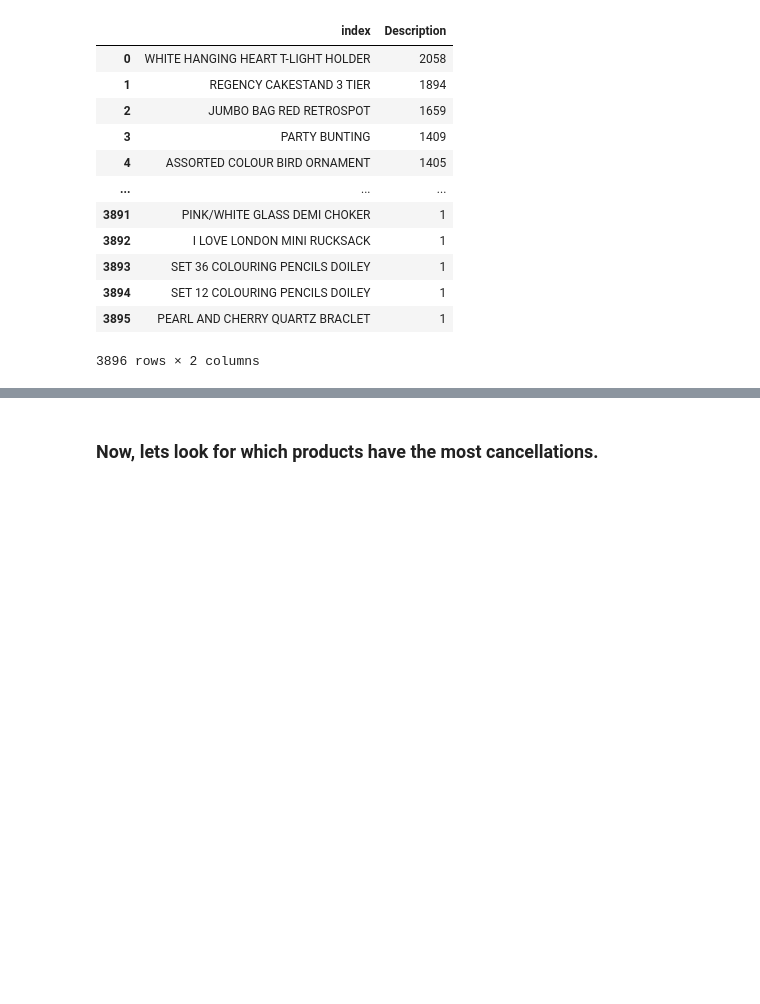
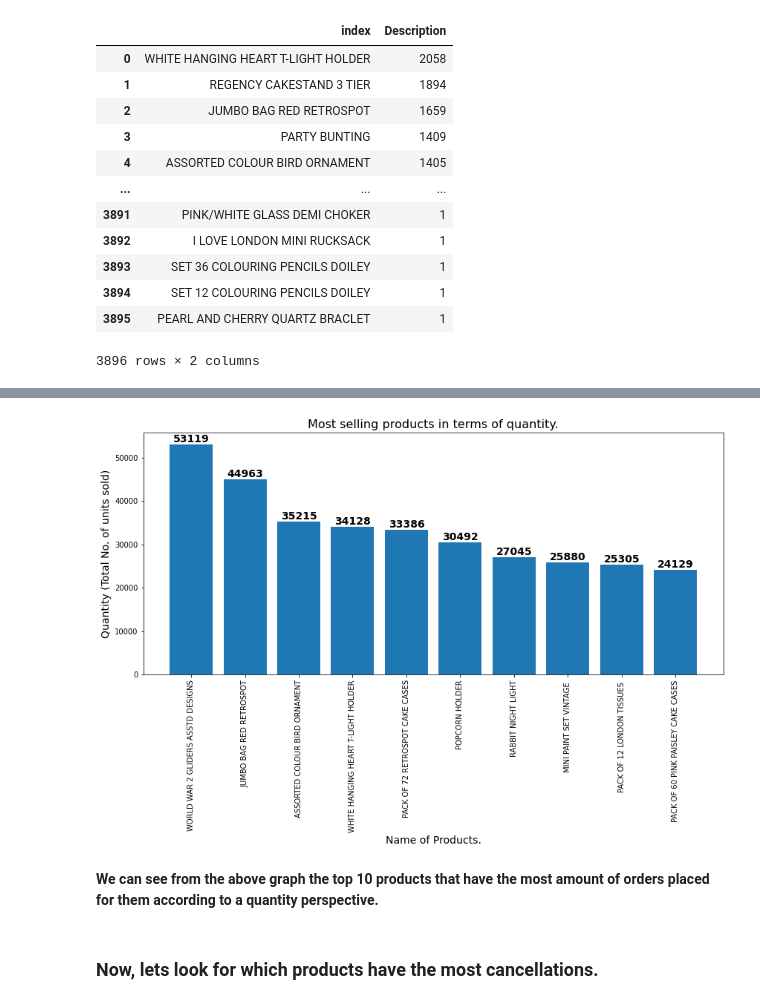
Before and after one commit to gopaljigupta45/Online_Retail_Customer_Segmentation, a Jupyter notebook: Online_Retail_Customer_Segmentation_Capstone_Project_GOPAL_JI_GUPTA_.ipynb, the cells around one changed output, grey strips where cells are left out. Saved outputs shown, nothing was run; the diff lists cells and outputs as text; code cells hidden in the pictures; blank space fills up the shorter version.

```diff
--- a/Online_Retail_Customer_Segmentation_Capstone_Project_GOPAL_JI_GUPTA_.ipynb
+++ b/Online_Retail_Customer_Segmentation_Capstone_Project_GOPAL_JI_GUPTA_.ipynb
@@ -283,0 +288,4 @@ for p in graph.patches:
+# %%
+# getting the most ordered items by volume. we use groupby on description and sum the quantities values for each unique description to get this data.
+product_quantity_df = df.groupby('Description')['Quantity'].sum().reset_index().sort_values('Quantity',ascending=False).head(10)
+product_quantity_df
@@ -284,3 +304,26 @@ for p in graph.patches:
+# %%
+# Lets now plot this data.
+fig, ax = plt.subplots(figsize = (14,6))
+plots = plt.bar(product_quantity_df['Description'],product_quantity_df['Quantity'])
+plt.xticks(rotation=90)
+
+# creating a labels and values list for annotation.
+labels = product_quantity_df['Description'].tolist()
+values = product_quantity_df['Quantity'].tolist()
+
+# Annotating each bar for better readability.
+for i in range(len(values)):
+    plt.annotate(str(values[i]), xy=(labels[i],values[i]), ha='center', va='bottom', fontsize=14, weight = 'bold')
+
+# setting the title and x,y labels
+plt.title('Most selling products in terms of quantity.', fontsize=16)
+plt.ylabel('Quantity (Total No. of units sold)', fontsize=14)
+plt.xlabel('Name of Products.', fontsize=14)
+plt.show()
+# %% [output]
+[figure, added]
+# %% [markdown]
+**We can see from the above graph the top 10 products that have the most amount of orders placed for them according to a quantity perspective.**
 # %% [markdown]
 ### **Now, lets look for which products have the most cancellations.**
 # %%
```
Also changed, not shown: parts of 60 cells of this notebook.
